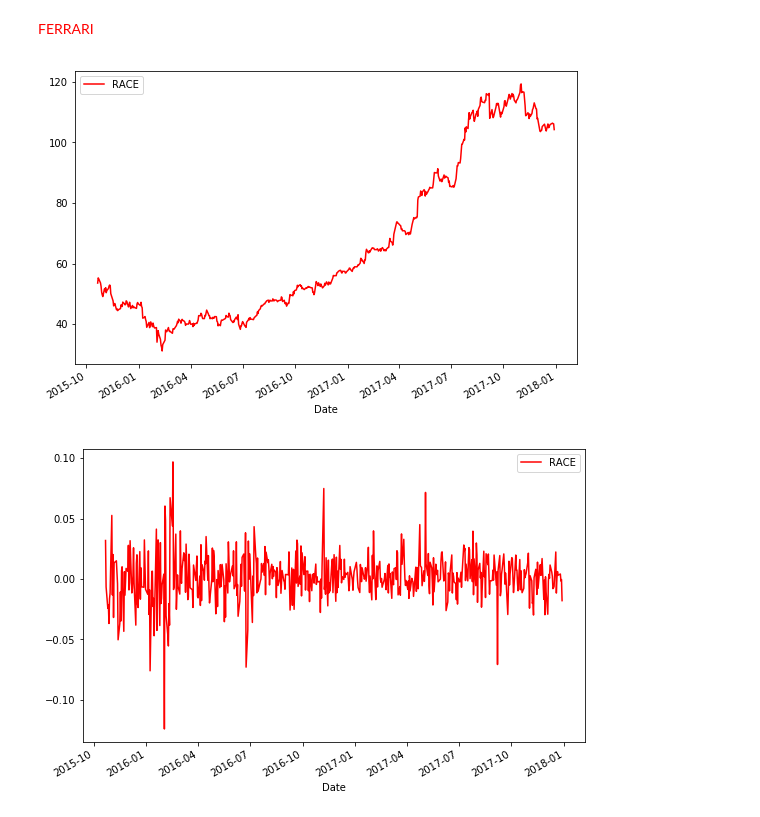
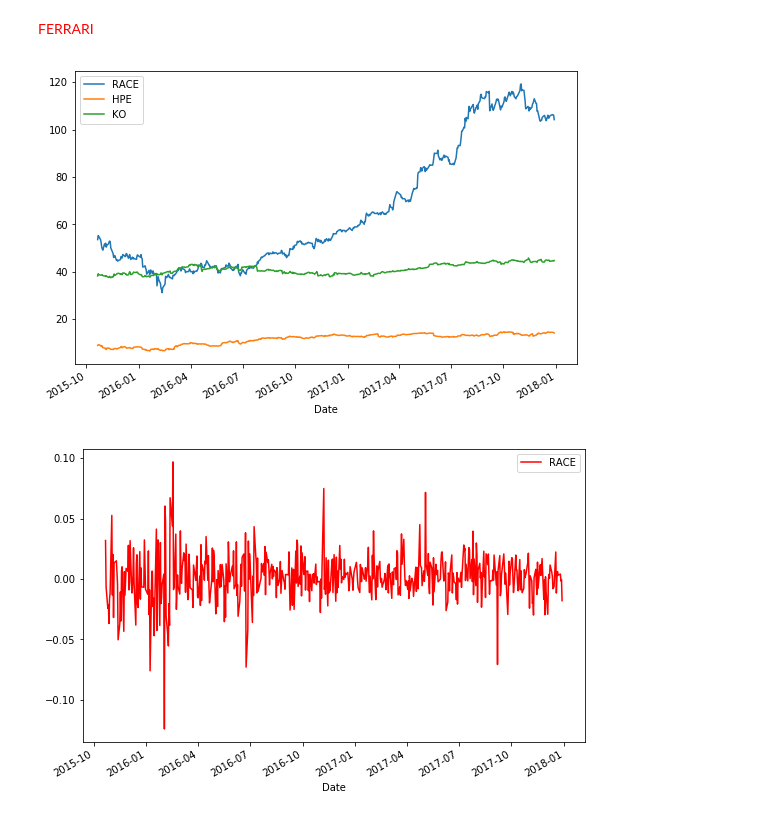
Before and after one commit to labv98/Proyecto-3, a Jupyter notebook: ProyectoModulo3_FrancoJE_FigueroaAR_BarraganVL.ipynb, the cells around one changed output. Drawn from its saved outputs; the diff is of its cells as text; code cells hidden in the pictures.

```diff
--- a/ProyectoModulo3_FrancoJE_FigueroaAR_BarraganVL.ipynb
+++ b/ProyectoModulo3_FrancoJE_FigueroaAR_BarraganVL.ipynb
@@ -194,16 +194,16 @@ def get_closes1(tickers, start_date=None, end_date=None, freq='d'):
 # %%
 # Descargamos datos...
 # Instrumento: Adidas
-name = ['RACE']
+name = ['RACE', "HPE", "KO"]
 # Fechas de interés (inicio y fin): 2010-2016
 start, end = '2010-01-01', '2017-12-31'
 # Función DataReader
 closes = get_closes1(tickers=name, start_date=start, end_date=end, freq='d')
 # %%
 # Graficamos
-closes.plot(figsize=(9,6), c="r");
+closes.plot(figsize=(9,6));
 # %% [output]
-[figure, old version]
+[figure, new version]
 # %%
 # Calcular rendimientos diarios y graficarlos
 ret1 = closes.pct_change().dropna()
```
